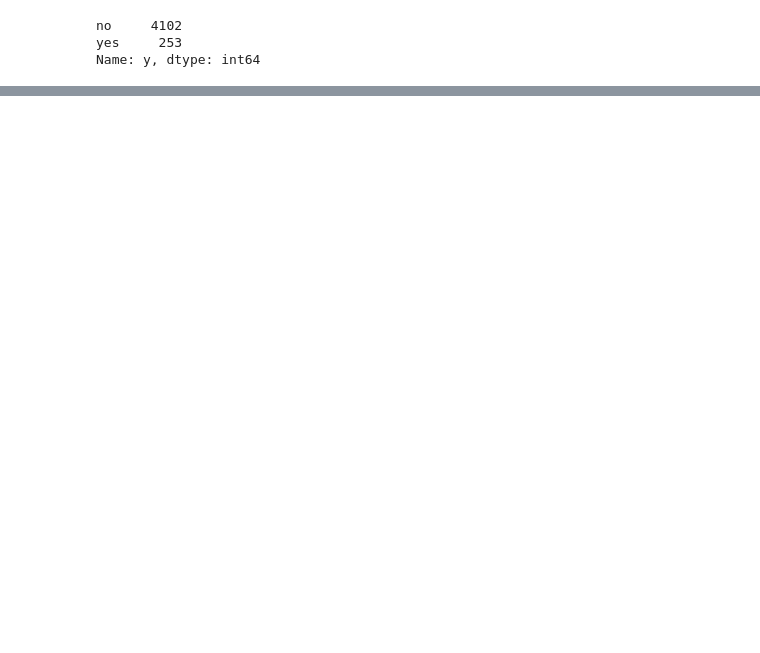
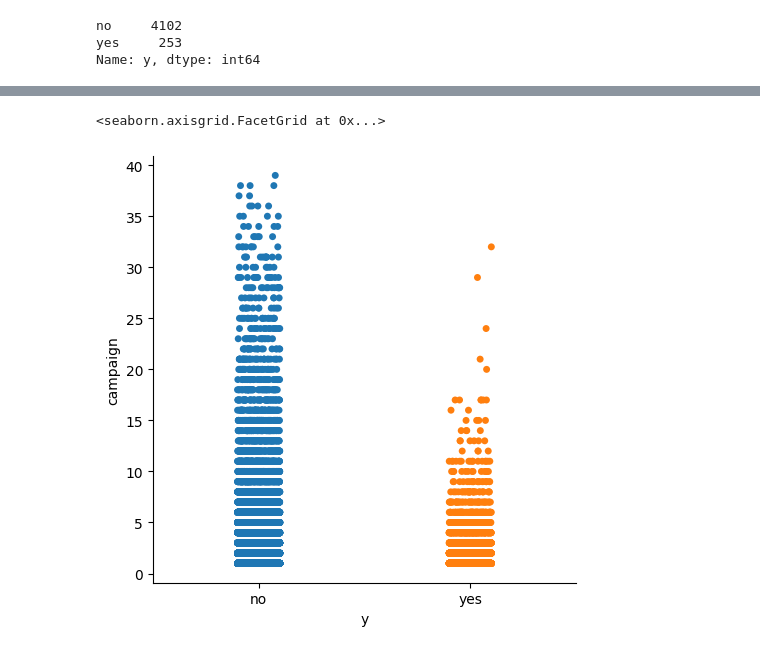
Before and after one commit to AthimetA/FRA503_HW_ML, a Jupyter notebook: HW1-ML.ipynb, the cells around one changed output, grey strips where cells are left out. Saved outputs shown, nothing was run; the diff lists cells and outputs as text; code cells hidden in the pictures; blank space fills up the shorter version.

```diff
--- a/HW1-ML.ipynb
+++ b/HW1-ML.ipynb
@@ -53,0 +54,3 @@ sns.catplot(x= 'y',y='campaign', data=df) # plot relationship between data
+# %%
+df = df.drop(df[df['campaign'] >= 40].index)
+df['campaign'].value_counts()
@@ -53,0 +75,5 @@ sns.catplot(x= 'y',y='campaign', data=df) # plot relationship between data
+# %%
+sns.catplot(x= 'y',y='campaign', data=df)
+# %% [output]
+<seaborn.axisgrid.FacetGrid at 0x...>
+[figure, added]
```
Also changed, not shown: parts of 6 cells of this notebook, 1 other file.
